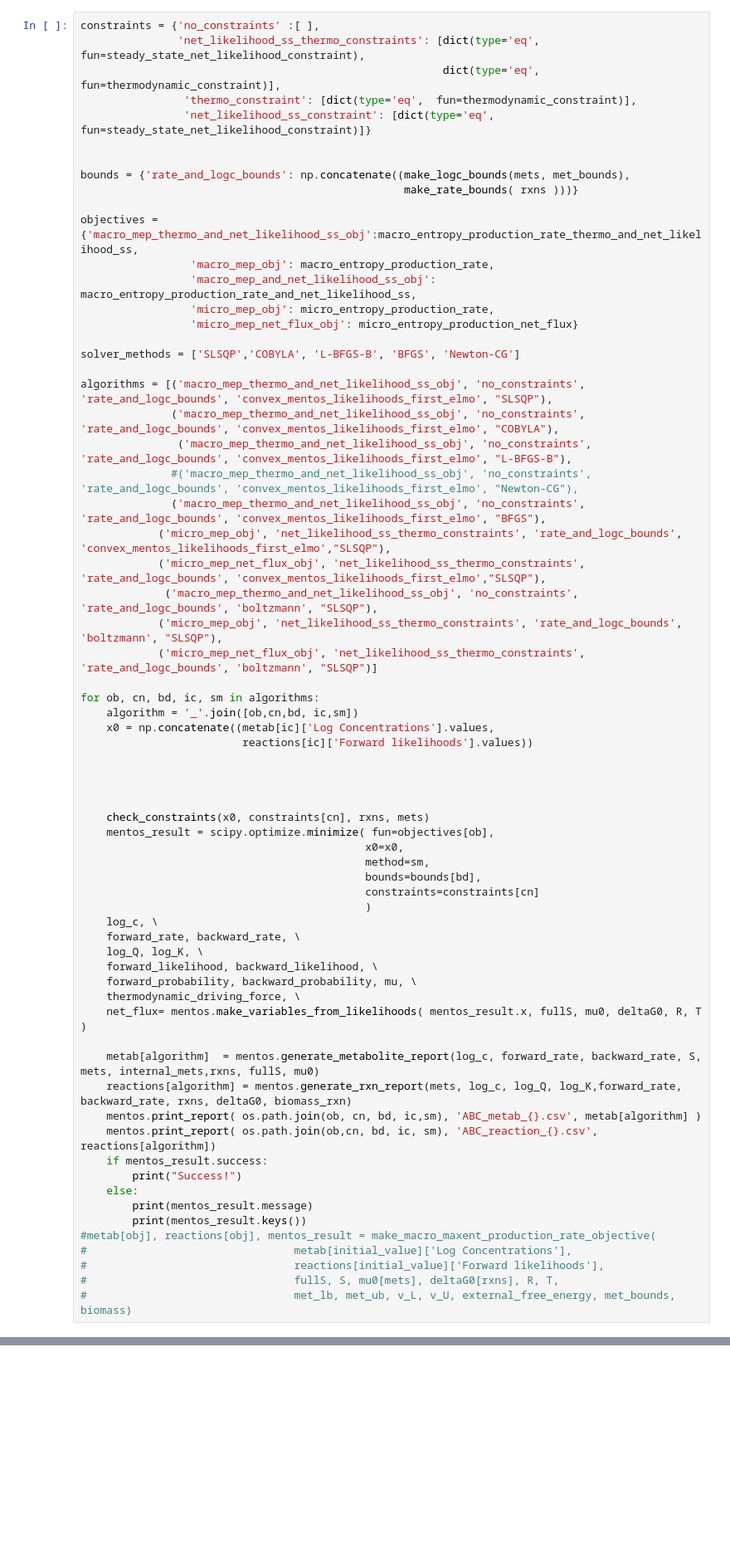
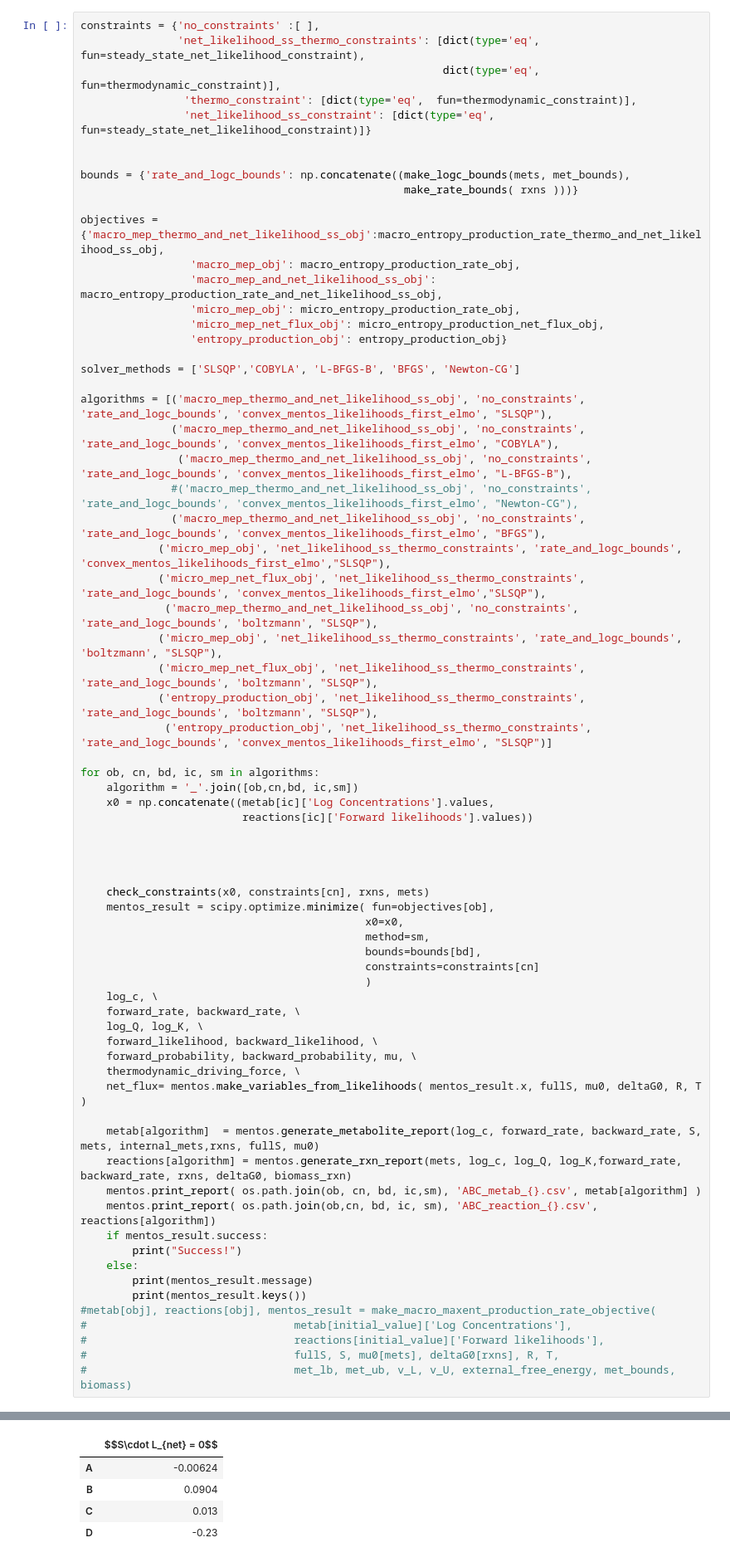
Before and after one commit to djinnome/ABC-model-mentos, a Jupyter notebook: Variations_on_Mentos_constraints.ipynb, the cells around one changed output, grey strips where cells are left out. Shown at 83% size. Saved outputs shown, nothing was run; the diff lists cells and outputs as text; blank space fills up the shorter version.

```diff
--- a/Variations_on_Mentos_constraints.ipynb
+++ b/Variations_on_Mentos_constraints.ipynb
@@ -457,11 +467,12 @@ constraints = {'no_constraints' :[ ],
 bounds = {'rate_and_logc_bounds': np.concatenate((make_logc_bounds(mets, met_bounds),
                                                   make_rate_bounds( rxns )))}
 
-objectives = {'macro_mep_thermo_and_net_likelihood_ss_obj':macro_entropy_production_rate_thermo_and_net_likelihood_ss,
-                 'macro_mep_obj': macro_entropy_production_rate,
-                 'macro_mep_and_net_likelihood_ss_obj': macro_entropy_production_rate_and_net_likelihood_ss,
-                 'micro_mep_obj': micro_entropy_production_rate,
-                 'micro_mep_net_flux_obj': micro_entropy_production_net_flux}
+objectives = {'macro_mep_thermo_and_net_likelihood_ss_obj':macro_entropy_production_rate_thermo_and_net_likelihood_ss_obj,
+                 'macro_mep_obj': macro_entropy_production_rate_obj,
+                 'macro_mep_and_net_likelihood_ss_obj': macro_entropy_production_rate_and_net_likelihood_ss_obj,
+                 'micro_mep_obj': micro_entropy_production_rate_obj,
+                 'micro_mep_net_flux_obj': micro_entropy_production_net_flux_obj,
+                 'entropy_production_obj': entropy_production_obj}
 
 solver_methods = ['SLSQP','COBYLA', 'L-BFGS-B', 'BFGS', 'Newton-CG']
 
@@ -474,7 +485,9 @@ algorithms = [('macro_mep_thermo_and_net_likelihood_ss_obj', 'no_constraints', '
             ('micro_mep_net_flux_obj', 'net_likelihood_ss_thermo_constraints', 'rate_and_logc_bounds', 'convex_mentos_likelihoods_first_elmo',"SLSQP"),
              ('macro_mep_thermo_and_net_likelihood_ss_obj', 'no_constraints', 'rate_and_logc_bounds', 'boltzmann', "SLSQP"),
             ('micro_mep_obj', 'net_likelihood_ss_thermo_constraints', 'rate_and_logc_bounds', 'boltzmann', "SLSQP"),
-            ('micro_mep_net_flux_obj', 'net_likelihood_ss_thermo_constraints', 'rate_and_logc_bounds', 'boltzmann', "SLSQP")]
+            ('micro_mep_net_flux_obj', 'net_likelihood_ss_thermo_constraints', 'rate_and_logc_bounds', 'boltzmann', "SLSQP"),
+            ('entropy_production_obj', 'net_likelihood_ss_thermo_constraints', 'rate_and_logc_bounds', 'boltzmann', "SLSQP"),
+             ('entropy_production_obj', 'net_likelihood_ss_thermo_constraints', 'rate_and_logc_bounds', 'convex_mentos_likelihoods_first_elmo', "SLSQP")]
 
 for ob, cn, bd, ic, sm in algorithms:
     algorithm = '_'.join([ob,cn,bd, ic,sm])
@@ -545,0 +561,5 @@ $$\log L_+ + \log Q - \log K = 0$$
+|  | $$S\cdot L_{net} = 0$$ |
+| A | -0.00624 |
+| B | 0.0904 |
+| C | 0.013 |
+| D | -0.23 |
```
Also changed, not shown: parts of 3 cells of this notebook, 38 other files.
